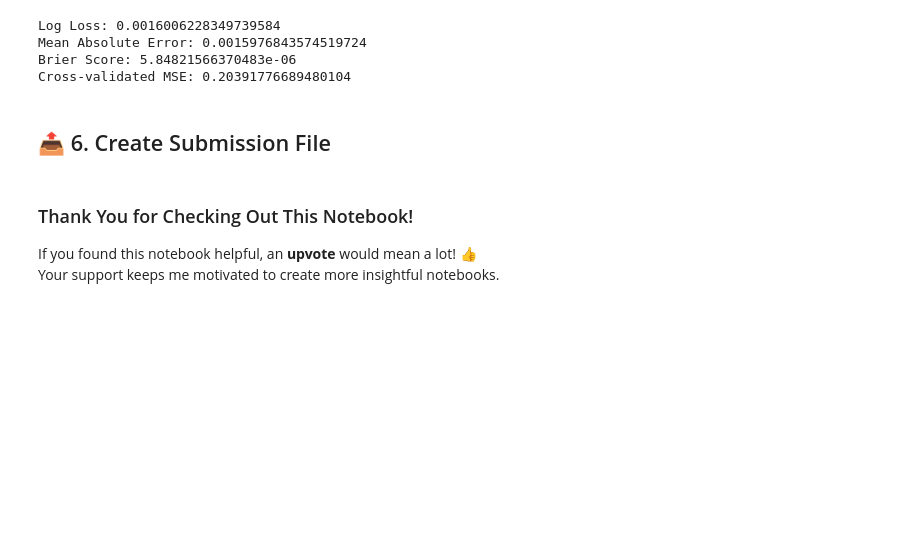
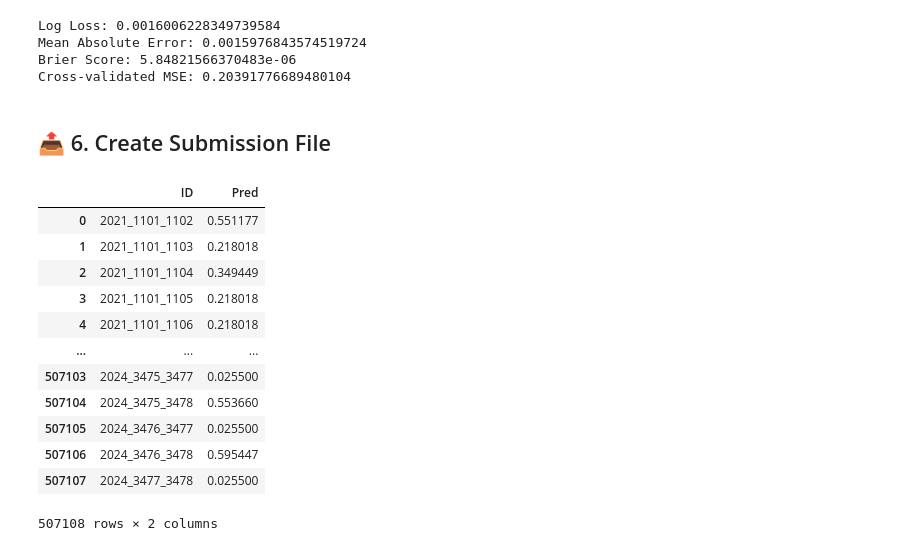
Before and after one commit to ljwvv666/March-Machine-Learning-Mania-2025, a Jupyter notebook: ncaa-basketball-predictions-with-xgboost.ipynb, the cells around one changed output. Drawn from its saved outputs; the diff is of its cells as text; code cells hidden in the pictures; blank space fills up the shorter version.

Commit message:
Kaggle Notebook | 🏀 NCAA Basketball Predictions with XGBoost | Version 2

```diff
--- a/ncaa-basketball-predictions-with-xgboost.ipynb
+++ b/ncaa-basketball-predictions-with-xgboost.ipynb
@@ -339,7 +423,19 @@ sub_X_scaled = scaler.transform(sub_X_imputed)
 
 sub['Pred'] = xgb.predict(sub_X_scaled).clip(0.001, 0.999)
 sub[['ID', 'Pred']].to_csv('submission.csv', index=False)
-# %% [markdown]
-###  Thank You for Checking Out This Notebook!
-If you found this notebook helpful, an **upvote** would mean a lot! 👍
-Your support keeps me motivated to create more insightful notebooks.
+# %%
+sub[['ID', 'Pred']]
+# %% [output]
+|  | ID | Pred |
+| 0 | 2021_1101_1102 | 0.551177 |
+| 1 | 2021_1101_1103 | 0.218018 |
+| 2 | 2021_1101_1104 | 0.349449 |
+| 3 | 2021_1101_1105 | 0.218018 |
+| 4 | 2021_1101_1106 | 0.218018 |
+| ... | ... | ... |
+| 507103 | 2024_3475_3477 | 0.025500 |
+| 507104 | 2024_3475_3478 | 0.553660 |
+| 507105 | 2024_3476_3477 | 0.025500 |
+| 507106 | 2024_3476_3478 | 0.595447 |
+| 507107 | 2024_3477_3478 | 0.025500 |
+507108 rows × 2 columns
```
Also changed, not shown: parts of 11 cells of this notebook.
